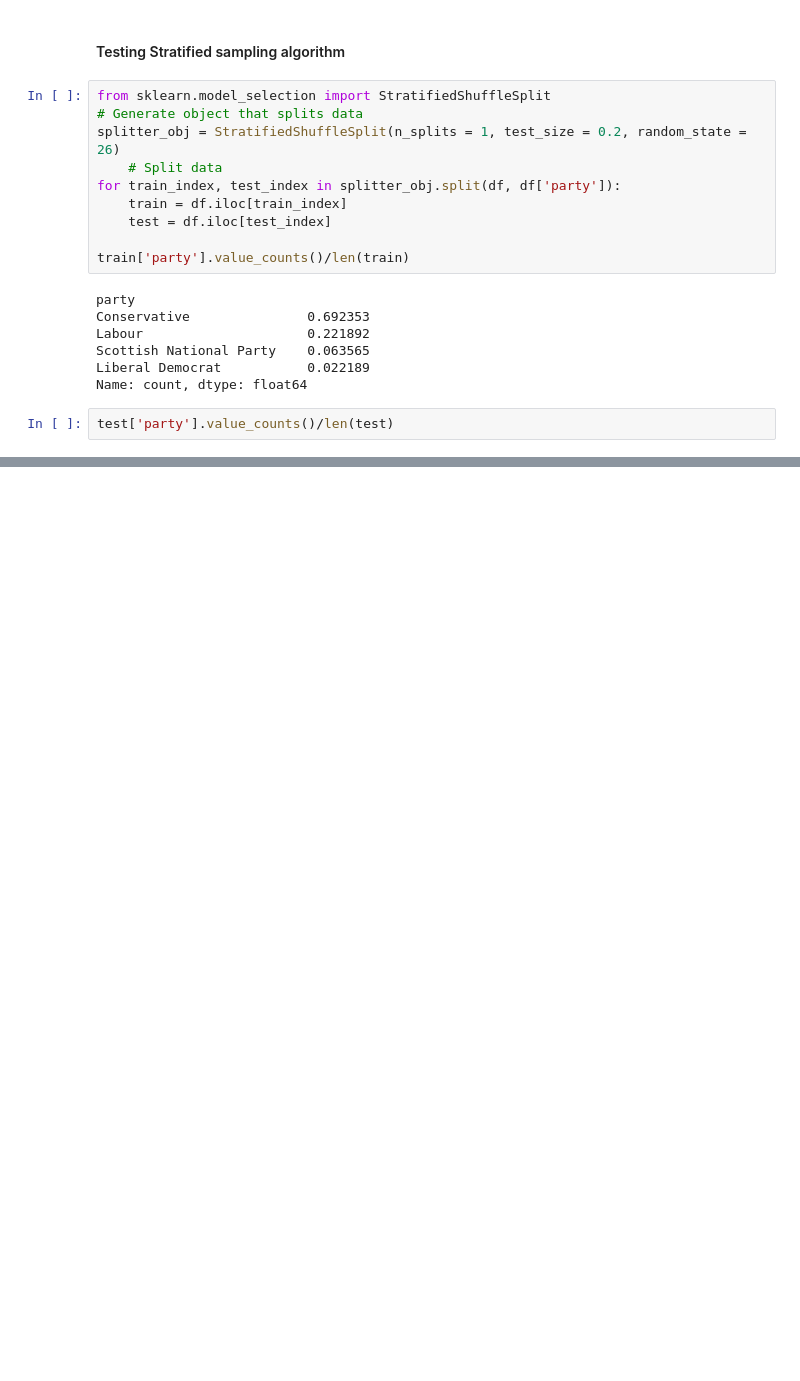
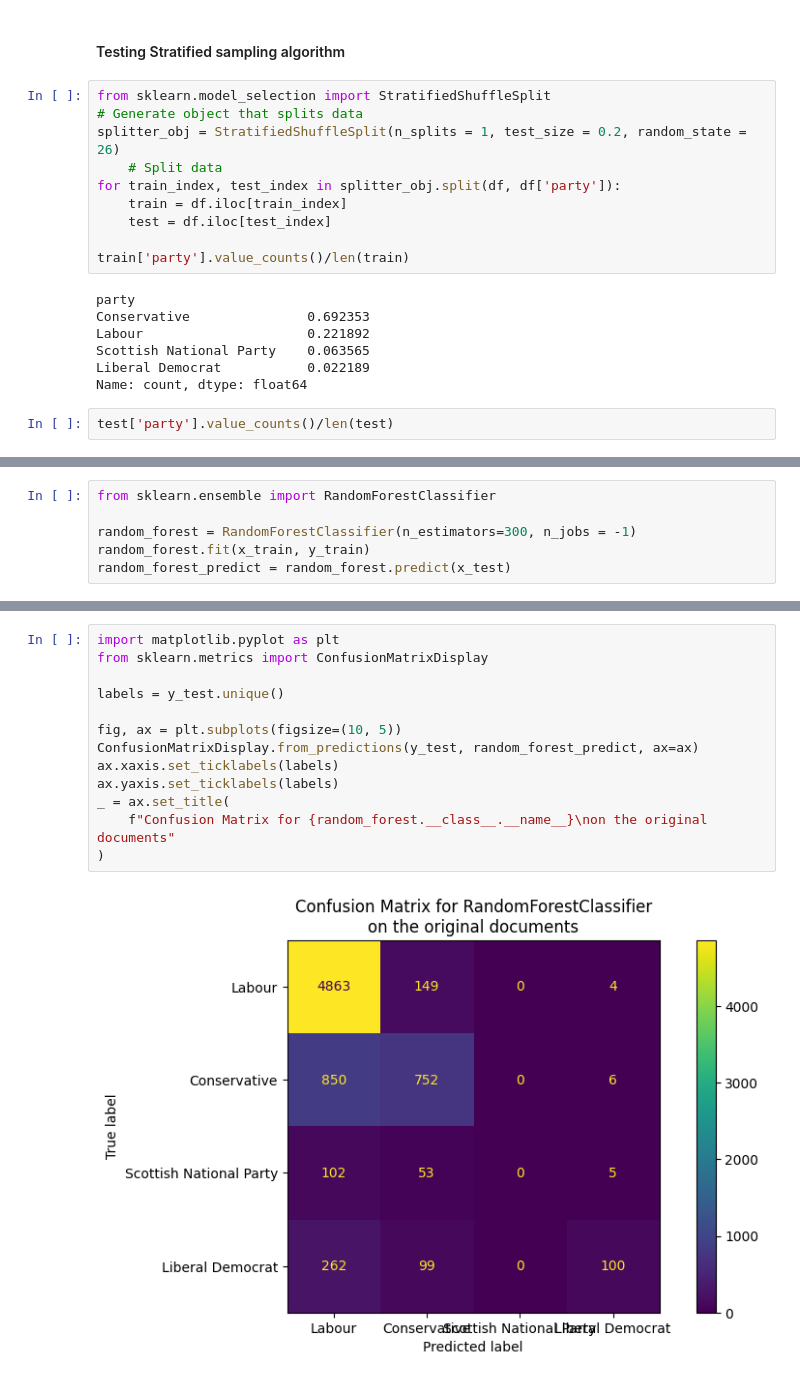
Before and after one commit to Birkbeck/nlp-coursework-2024-25-enmanuelmorego, a Jupyter notebook: scratch_notebook.ipynb, the cells around one changed output, grey strips where cells are left out. Cells and saved outputs as stored; diff of their text form; blank space fills up the shorter version.

```diff
--- a/scratch_notebook.ipynb
+++ b/scratch_notebook.ipynb
@@ -469,0 +473,6 @@ ValueError: not enough values to unpack (expected 6, got 2)
+# %%
+from sklearn.ensemble import RandomForestClassifier
+
+random_forest = RandomForestClassifier(n_estimators=300, n_jobs = -1)
+random_forest.fit(x_train, y_train)
+random_forest_predict = random_forest.predict(x_test)
@@ -469,0 +486,15 @@ ValueError: not enough values to unpack (expected 6, got 2)
+# %%
+import matplotlib.pyplot as plt
+from sklearn.metrics import ConfusionMatrixDisplay
+
+labels = y_test.unique()
+
+fig, ax = plt.subplots(figsize=(10, 5))
+ConfusionMatrixDisplay.from_predictions(y_test, random_forest_predict, ax=ax)
+ax.xaxis.set_ticklabels(labels)
+ax.yaxis.set_ticklabels(labels)
+_ = ax.set_title(
+    f"Confusion Matrix for {random_forest.__class__.__name__}\non the original documents"
+)
+# %% [output]
+[figure, added]
```
Also changed, not shown: parts of 2 cells of this notebook, 3 other files.
